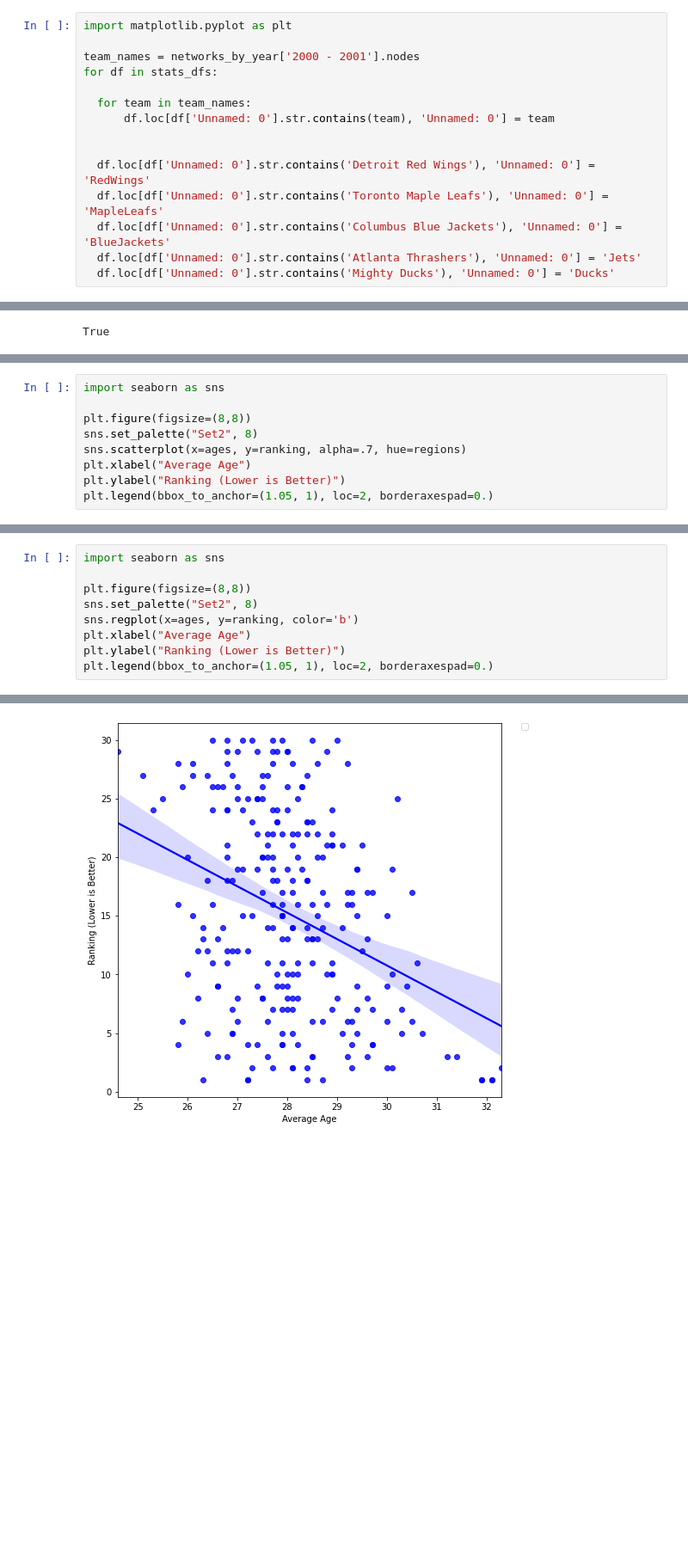
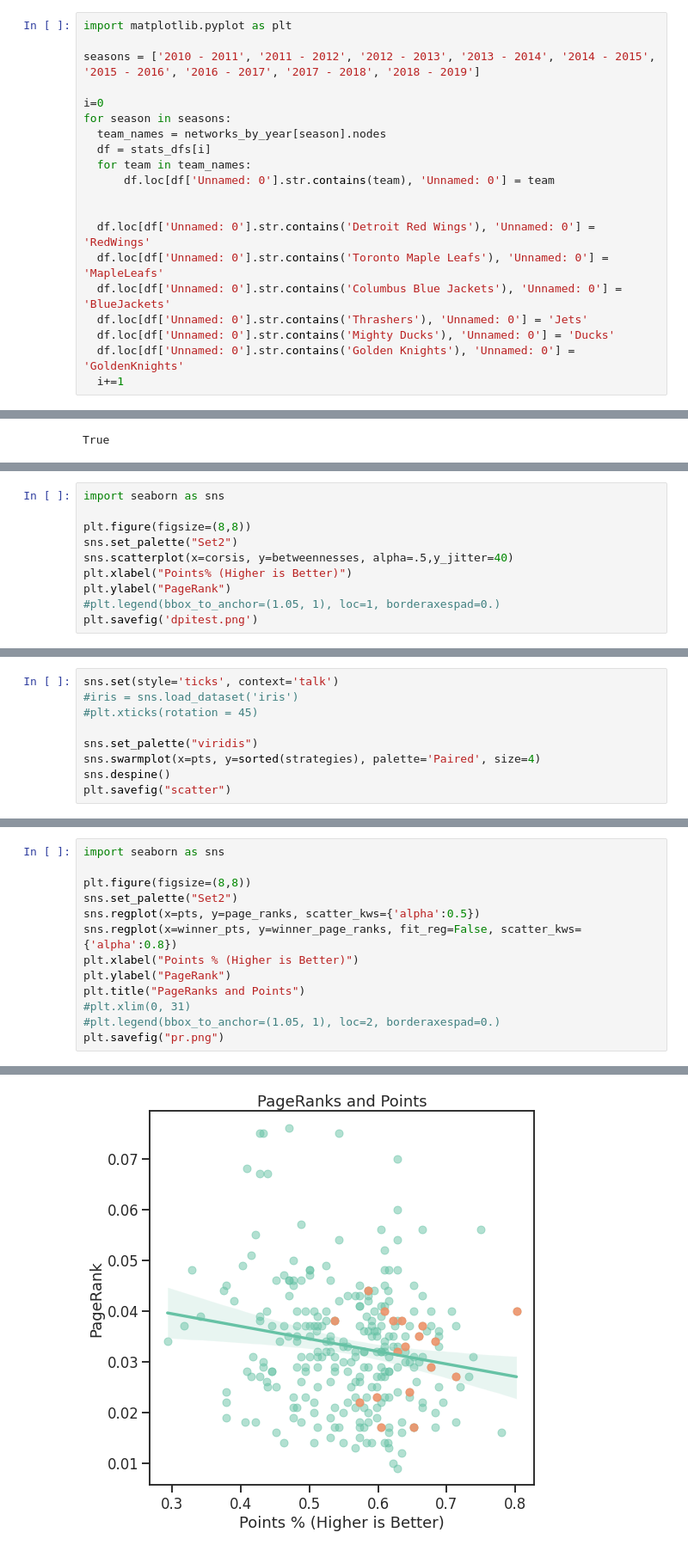
Before and after one commit to d141/590FP, a Jupyter notebook: nhl_transaction_network.ipynb, the cells around one changed output, grey strips where cells are left out. Shown at 86% size. Saved outputs shown, nothing was run; the diff lists cells and outputs as text; blank space fills up the shorter version.

```diff
--- a/nhl_transaction_network.ipynb
+++ b/nhl_transaction_network.ipynb
@@ -474,9 +526,12 @@ for filename in filenames:
 # %%
 import matplotlib.pyplot as plt
 
-team_names = networks_by_year['2000 - 2001'].nodes
-for df in stats_dfs:
+seasons = ['2010 - 2011', '2011 - 2012', '2012 - 2013', '2013 - 2014', '2014 - 2015', '2015 - 2016', '2016 - 2017', '2017 - 2018', '2018 - 2019']
 
+i=0
+for season in seasons:
+  team_names = networks_by_year[season].nodes
+  df = stats_dfs[i]
   for team in team_names:
       df.loc[df['Unnamed: 0'].str.contains(team), 'Unnamed: 0'] = team
 
@@ -484,6 +539,8 @@ for df in stats_dfs:
   df.loc[df['Unnamed: 0'].str.contains('Detroit Red Wings'), 'Unnamed: 0'] = 'RedWings'
   df.loc[df['Unnamed: 0'].str.contains('Toronto Maple Leafs'), 'Unnamed: 0'] = 'MapleLeafs'
   df.loc[df['Unnamed: 0'].str.contains('Columbus Blue Jackets'), 'Unnamed: 0'] = 'BlueJackets'
-  df.loc[df['Unnamed: 0'].str.contains('Atlanta Thrashers'), 'Unnamed: 0'] = 'Jets'
+  df.loc[df['Unnamed: 0'].str.contains('Thrashers'), 'Unnamed: 0'] = 'Jets'
   df.loc[df['Unnamed: 0'].str.contains('Mighty Ducks'), 'Unnamed: 0'] = 'Ducks'
+  df.loc[df['Unnamed: 0'].str.contains('Golden Knights'), 'Unnamed: 0'] = 'GoldenKnights'
+  i+=1
 # %%
@@ -644,9 +849,10 @@ cmaps = [('Perceptually Uniform Sequential', [
 import seaborn as sns
 
 plt.figure(figsize=(8,8))
-sns.set_palette("Set2", 8)
-sns.scatterplot(x=ages, y=ranking, alpha=.7, hue=regions)
-plt.xlabel("Average Age")
-plt.ylabel("Ranking (Lower is Better)")
-plt.legend(bbox_to_anchor=(1.05, 1), loc=2, borderaxespad=0.)
+sns.set_palette("Set2")
+sns.scatterplot(x=corsis, y=betweennesses, alpha=.5,y_jitter=40)
+plt.xlabel("Points% (Higher is Better)")
+plt.ylabel("PageRank")
+#plt.legend(bbox_to_anchor=(1.05, 1), loc=1, borderaxespad=0.)
+plt.savefig('dpitest.png')
 # %% [output]
@@ -654,0 +860,9 @@ plt.legend(bbox_to_anchor=(1.05, 1), loc=2, borderaxespad=0.)
+# %%
+sns.set(style='ticks', context='talk')
+#iris = sns.load_dataset('iris')
+#plt.xticks(rotation = 45)
+
+sns.set_palette("viridis")
+sns.swarmplot(x=pts, y=sorted(strategies), palette='Paired', size=4)
+sns.despine()
+plt.savefig("scatter")
@@ -656,9 +883,13 @@ plt.legend(bbox_to_anchor=(1.05, 1), loc=2, borderaxespad=0.)
 import seaborn as sns
 
 plt.figure(figsize=(8,8))
-sns.set_palette("Set2", 8)
-sns.regplot(x=ages, y=ranking, color='b')
-plt.xlabel("Average Age")
-plt.ylabel("Ranking (Lower is Better)")
-plt.legend(bbox_to_anchor=(1.05, 1), loc=2, borderaxespad=0.)
+sns.set_palette("Set2")
+sns.regplot(x=pts, y=page_ranks, scatter_kws={'alpha':0.5})
+sns.regplot(x=winner_pts, y=winner_page_ranks, fit_reg=False, scatter_kws={'alpha':0.8})
+plt.xlabel("Points % (Higher is Better)")
+plt.ylabel("PageRank")
+plt.title("PageRanks and Points")
+#plt.xlim(0, 31)
+#plt.legend(bbox_to_anchor=(1.05, 1), loc=2, borderaxespad=0.)
+plt.savefig("pr.png")
 # %% [output]
@@ -667 +896 @@ No handles with labels found to put in legend.
-[figure, old version]
+[figure, new version]
```
Also changed, not shown: parts of 50 cells of this notebook.
